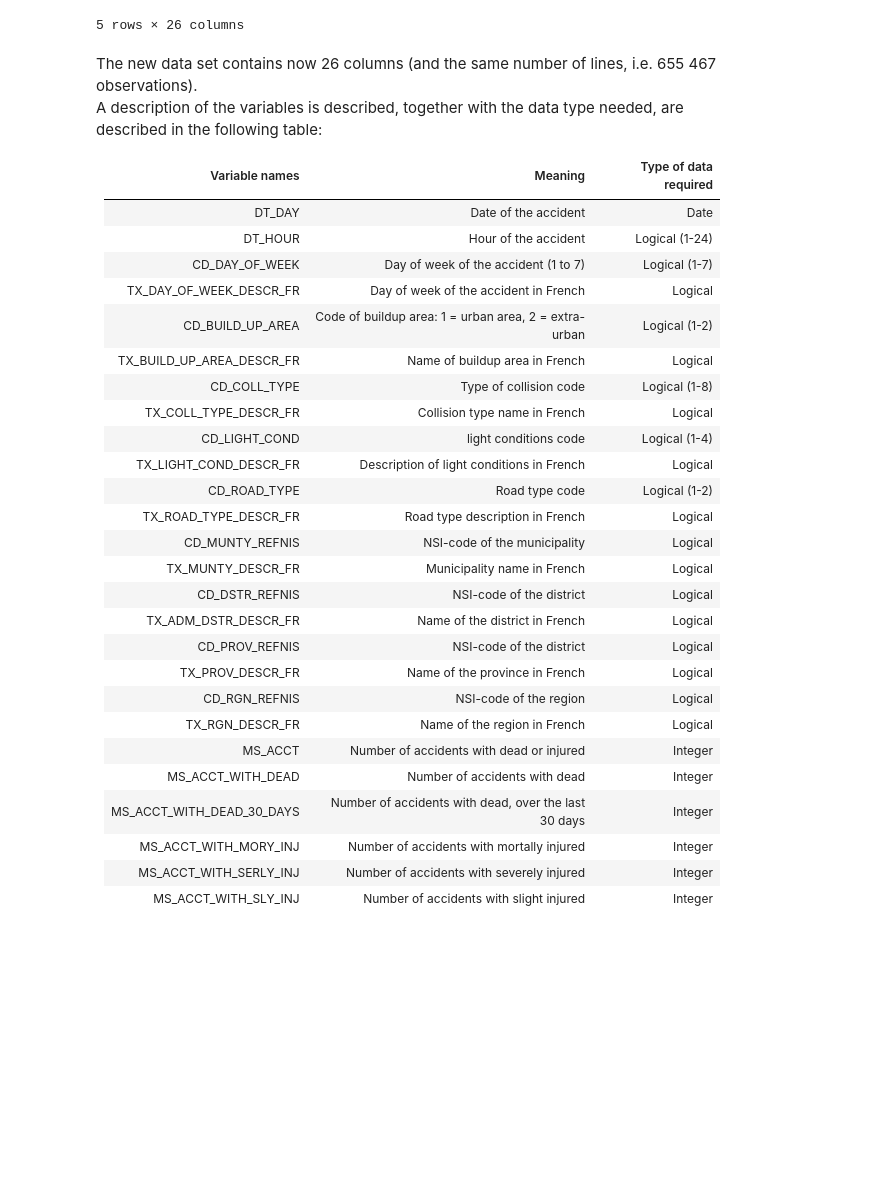
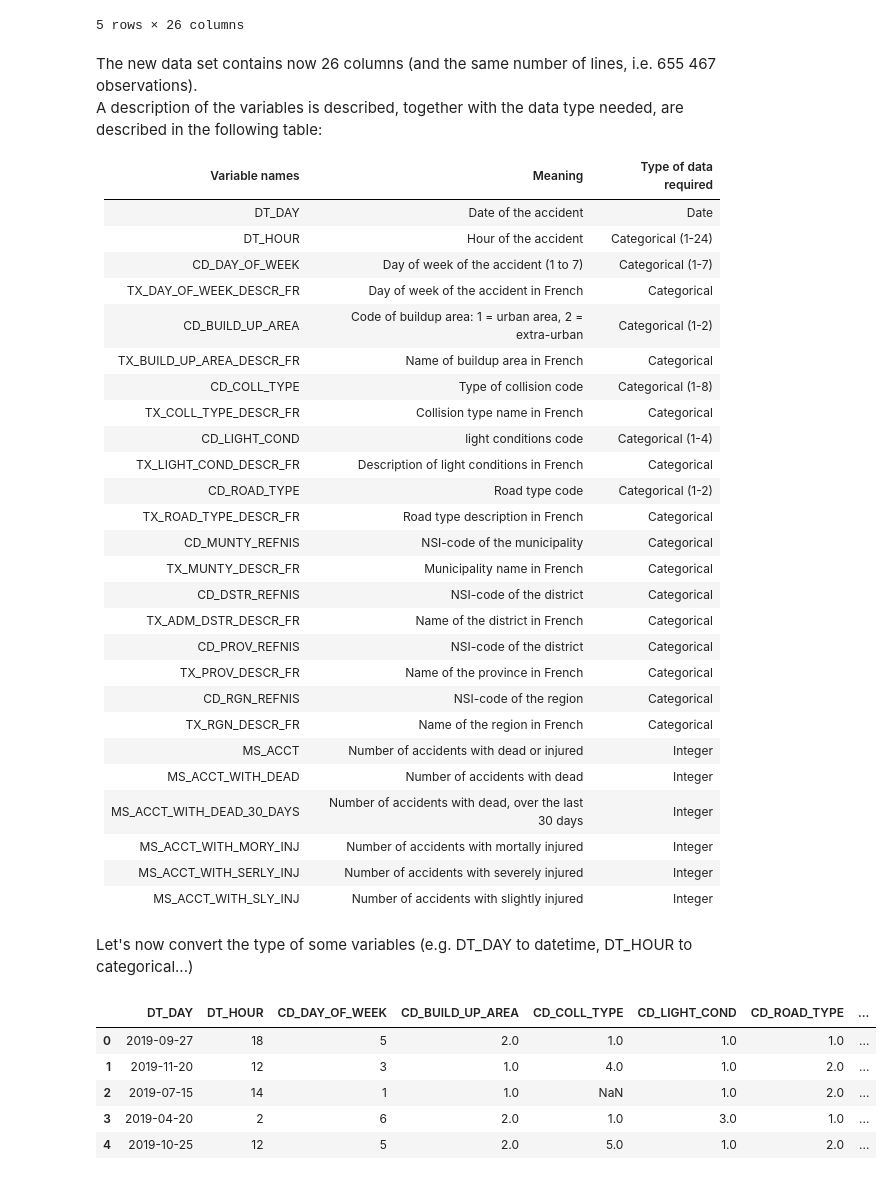
Before and after one commit to fmontoisy/Data-Science-IBM-Coursera, a Jupyter notebook: Final presentation capstone project.ipynb, the cells around one changed output. Cells and saved outputs as stored; diff of their text form; code cells hidden in the pictures; blank space fills up the shorter version.

Commit message:
Add files via upload
All variables with correct data types (categorical, int and datetime)

```diff
--- a/Final presentation capstone project.ipynb
+++ b/Final presentation capstone project.ipynb
@@ -71,28 +71,46 @@ A description of the variables is described, together with the data type needed,
 |Variable names               | Meaning                                              | Type of data required|
 |-----------------------------| ----------------------------------------------------:|---------------------:|
 |DT_DAY                       | Date of the accident                                 | Date                 |
-|DT_HOUR                      | Hour of the accident                                 | Logical (1-24)       |
-|CD_DAY_OF_WEEK               | Day of week of the accident (1 to 7)                 | Logical (1-7)        |
-|TX_DAY_OF_WEEK_DESCR_FR      | Day of week of the accident in French                | Logical              |
-|CD_BUILD_UP_AREA             | Code of buildup area: 1 = urban area, 2 = extra-urban| Logical (1-2)        |
-|TX_BUILD_UP_AREA_DESCR_FR    | Name of buildup area in French                       | Logical              |
-|CD_COLL_TYPE                 | Type of collision code                               | Logical (1-8)        |
-|TX_COLL_TYPE_DESCR_FR        | Collision type name in French                        | Logical              |
-|CD_LIGHT_COND                | light conditions code                                | Logical (1-4)        |
-|TX_LIGHT_COND_DESCR_FR       | Description of light conditions in French            | Logical              |
-|CD_ROAD_TYPE                 | Road type code                                       | Logical (1-2)        |
-|TX_ROAD_TYPE_DESCR_FR        | Road type description in French                      | Logical              |
-|CD_MUNTY_REFNIS              | NSI-code of the municipality                         | Logical              |
-|TX_MUNTY_DESCR_FR            | Municipality name in French                          | Logical              |
-|CD_DSTR_REFNIS               | NSI-code of the district                             | Logical              |
-|TX_ADM_DSTR_DESCR_FR         | Name of the district in French                       | Logical              |
-|CD_PROV_REFNIS               | NSI-code of the district                             | Logical              |
-|TX_PROV_DESCR_FR             | Name of the province in French                       | Logical              |
-|CD_RGN_REFNIS                | NSI-code of the region                               | Logical              |
-|TX_RGN_DESCR_FR              | Name of the region in French                         | Logical              |
+|DT_HOUR                      | Hour of the accident                                 | Categorical (1-24)   |
+|CD_DAY_OF_WEEK               | Day of week of the accident (1 to 7)                 | Categorical (1-7)    |
+|TX_DAY_OF_WEEK_DESCR_FR      | Day of week of the accident in French                | Categorical          |
+|CD_BUILD_UP_AREA             | Code of buildup area: 1 = urban area, 2 = extra-urban| Categorical (1-2)    |
+|TX_BUILD_UP_AREA_DESCR_FR    | Name of buildup area in French                       | Categorical          |
+|CD_COLL_TYPE                 | Type of collision code                               | Categorical (1-8)    |
+|TX_COLL_TYPE_DESCR_FR        | Collision type name in French                        | Categorical          |
+|CD_LIGHT_COND                | light conditions code                                | Categorical (1-4)    |
+|TX_LIGHT_COND_DESCR_FR       | Description of light conditions in French            | Categorical          |
+|CD_ROAD_TYPE                 | Road type code                                       | Categorical (1-2)    |
+|TX_ROAD_TYPE_DESCR_FR        | Road type description in French                      | Categorical          |
+|CD_MUNTY_REFNIS              | NSI-code of the municipality                         | Categorical          |
+|TX_MUNTY_DESCR_FR            | Municipality name in French                          | Categorical          |
+|CD_DSTR_REFNIS               | NSI-code of the district                             | Categorical          |
+|TX_ADM_DSTR_DESCR_FR         | Name of the district in French                       | Categorical          |
+|CD_PROV_REFNIS               | NSI-code of the district                             | Categorical          |
+|TX_PROV_DESCR_FR             | Name of the province in French                       | Categorical          |
+|CD_RGN_REFNIS                | NSI-code of the region                               | Categorical          |
+|TX_RGN_DESCR_FR              | Name of the region in French                         | Categorical          |
 |MS_ACCT                      | Number of accidents with dead or injured             | Integer              |
 |MS_ACCT_WITH_DEAD            | Number of accidents with dead                        | Integer              |
 |MS_ACCT_WITH_DEAD_30_DAYS    | Number of accidents with dead, over the last 30 days | Integer              |
 |MS_ACCT_WITH_MORY_INJ        | Number of accidents with mortally injured            | Integer              |
 |MS_ACCT_WITH_SERLY_INJ       | Number of accidents with severely injured            | Integer              |
-|MS_ACCT_WITH_SLY_INJ         | Number of accidents with slight injured              | Integer              |
+|MS_ACCT_WITH_SLY_INJ         | Number of accidents with slightly injured            | Integer              |
+# %% [markdown]
+Let's now convert the type of some variables (e.g. DT_DAY to datetime, DT_HOUR to categorical...)
+# %%
+# DT_DAY typecasting to datetime
+df_new['DT_DAY'] = pd.to_datetime(df_new['DT_DAY'])
+# %%
+#Changing the dataframe to the right data formats: lots of castings to categorical
+categorical_variables = ['DT_HOUR', 'CD_DAY_OF_WEEK', 'CD_BUILD_UP_AREA', 'CD_COLL_TYPE', 'CD_LIGHT_COND', 'CD_ROAD_TYPE', 'CD_MUNTY_REFNIS', 'CD_DSTR_REFNIS', 'CD_PROV_REFNIS', 'CD_RGN_REFNIS']
+df_cat = df[categorical_variables].astype('category')
+df_new = pd.concat([df_new['DT_DAY'], df_cat, df_new[['MS_ACCT','MS_ACCT_WITH_DEAD', 'MS_ACCT_WITH_DEAD_30_DAYS', 'MS_ACCT_WITH_MORY_INJ', 'MS_ACCT_WITH_SERLY_INJ', 'MS_ACCT_WITH_SLY_INJ'] ]], axis=1)
+df_new.head()
+# %% [output]
+|  | DT_DAY | DT_HOUR | CD_DAY_OF_WEEK | CD_BUILD_UP_AREA | CD_COLL_TYPE | CD_LIGHT_COND | CD_ROAD_TYPE | ... |
+| 0 | 2019-09-27 | 18 | 5 | 2.0 | 1.0 | 1.0 | 1.0 | ... |
+| 1 | 2019-11-20 | 12 | 3 | 1.0 | 4.0 | 1.0 | 2.0 | ... |
+| 2 | 2019-07-15 | 14 | 1 | 1.0 | NaN | 1.0 | 2.0 | ... |
+| 3 | 2019-04-20 | 2 | 6 | 2.0 | 1.0 | 3.0 | 1.0 | ... |
+| 4 | 2019-10-25 | 12 | 5 | 2.0 | 5.0 | 1.0 | 2.0 | ... |
```
Also changed, not shown: parts of 2 cells of this notebook.
